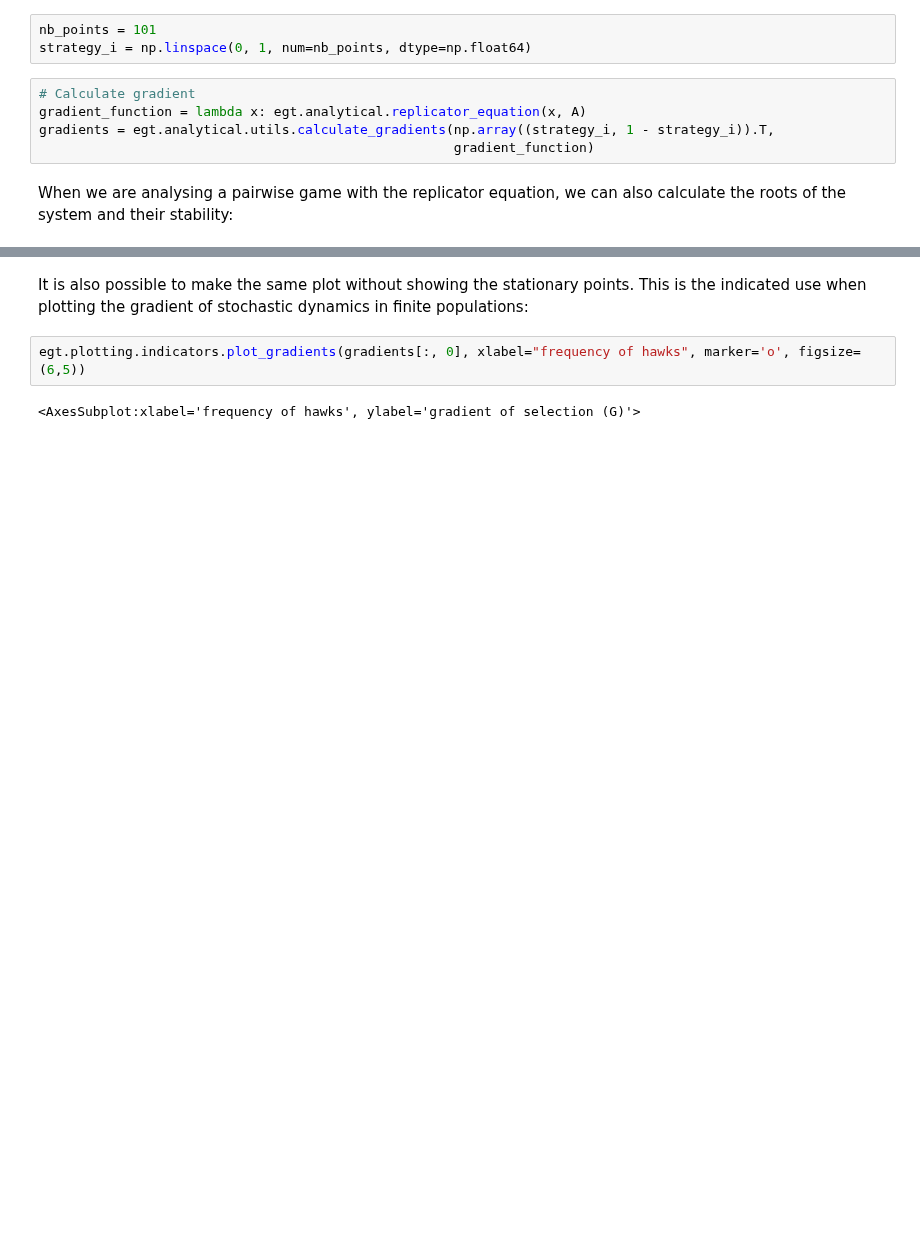
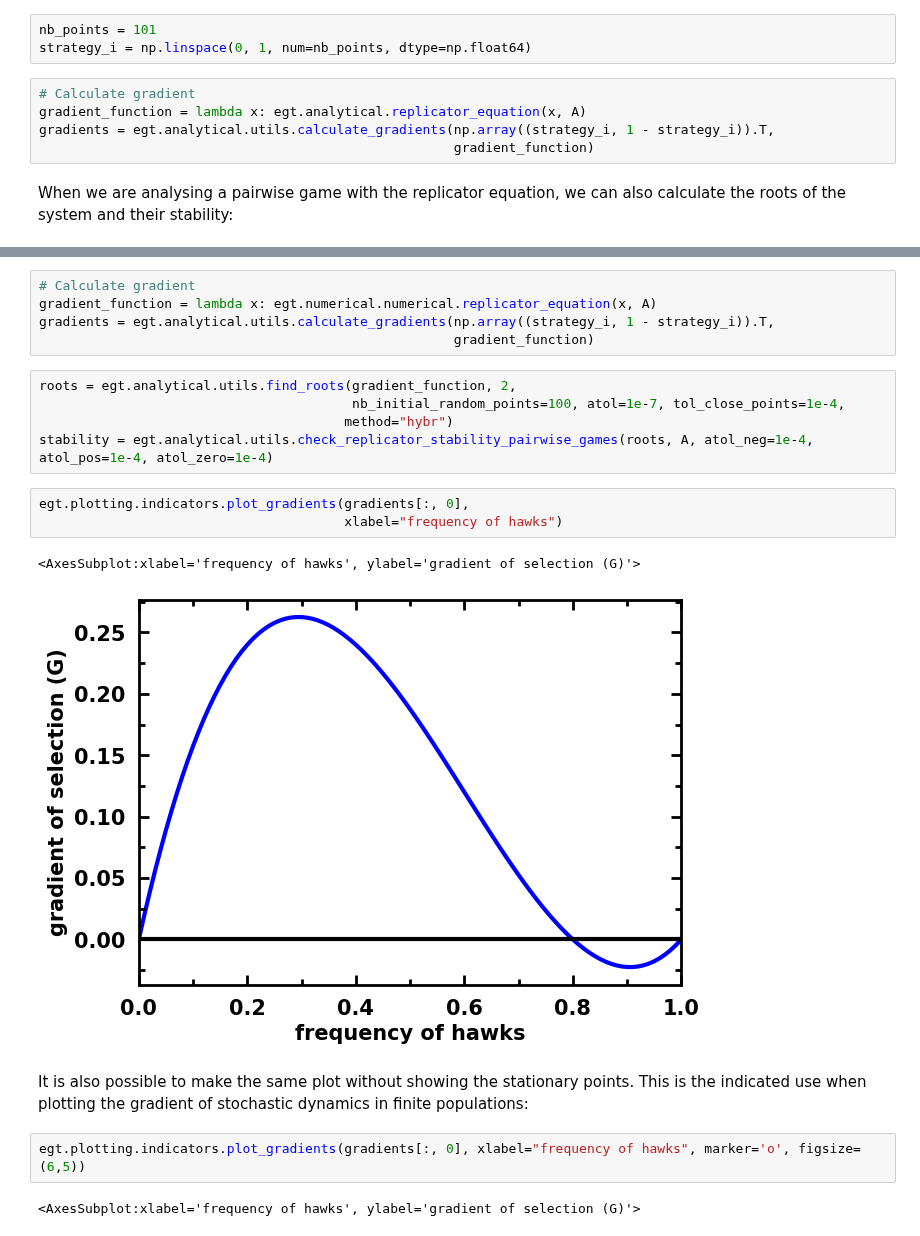
Before and after one commit to Socrats/EGTTools, a Jupyter notebook: docs/examples/examples_of_use.ipynb, the cells around one changed output, grey strips where cells are left out. Drawn from its saved outputs; the diff is of its cells as text; blank space fills up the shorter version.

```diff
--- a/docs/examples/examples_of_use.ipynb
+++ b/docs/examples/examples_of_use.ipynb
@@ -59,4 +59,20 @@ plt.savefig("hawk_dove_gradient.png", dpi=300)
 [figure]
+# %%
+# Calculate gradient
+gradient_function = lambda x: egt.numerical.numerical.replicator_equation(x, A)
+gradients = egt.analytical.utils.calculate_gradients(np.array((strategy_i, 1 - strategy_i)).T,
+                                                     gradient_function)
+# %%
+roots = egt.analytical.utils.find_roots(gradient_function, 2,
+                                        nb_initial_random_points=100, atol=1e-7, tol_close_points=1e-4,
+                                       method="hybr")
+stability = egt.analytical.utils.check_replicator_stability_pairwise_games(roots, A, atol_neg=1e-4, atol_pos=1e-4, atol_zero=1e-4)
+# %%
+egt.plotting.indicators.plot_gradients(gradients[:, 0],
+                                       xlabel="frequency of hawks")
+# %% [output]
+<AxesSubplot:xlabel='frequency of hawks', ylabel='gradient of selection (G)'>
+[figure, added]
 # %% [markdown]
 It is also possible to make the same plot without showing the stationary points. This is the indicated use when plotting the gradient of stochastic dynamics in finite populations:
 # %%
```
Also changed, not shown: parts of 3 cells of this notebook, 5 other files.
